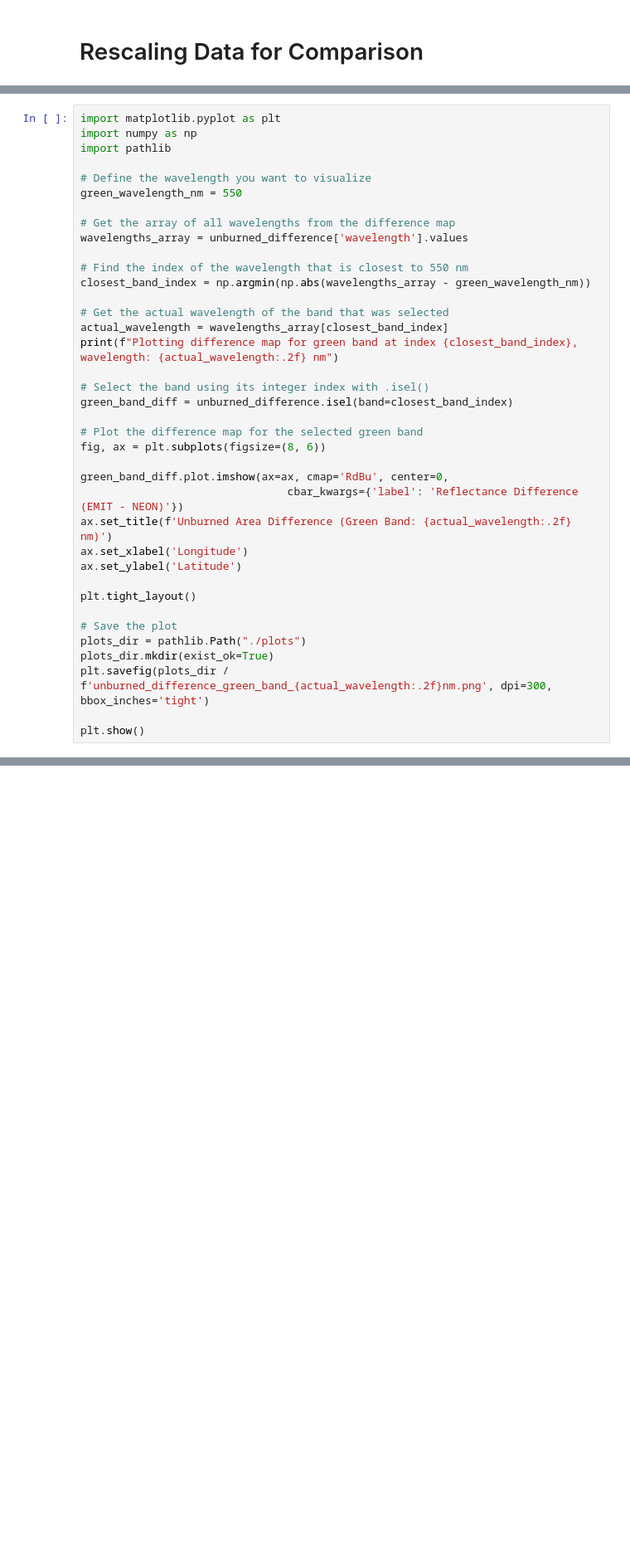
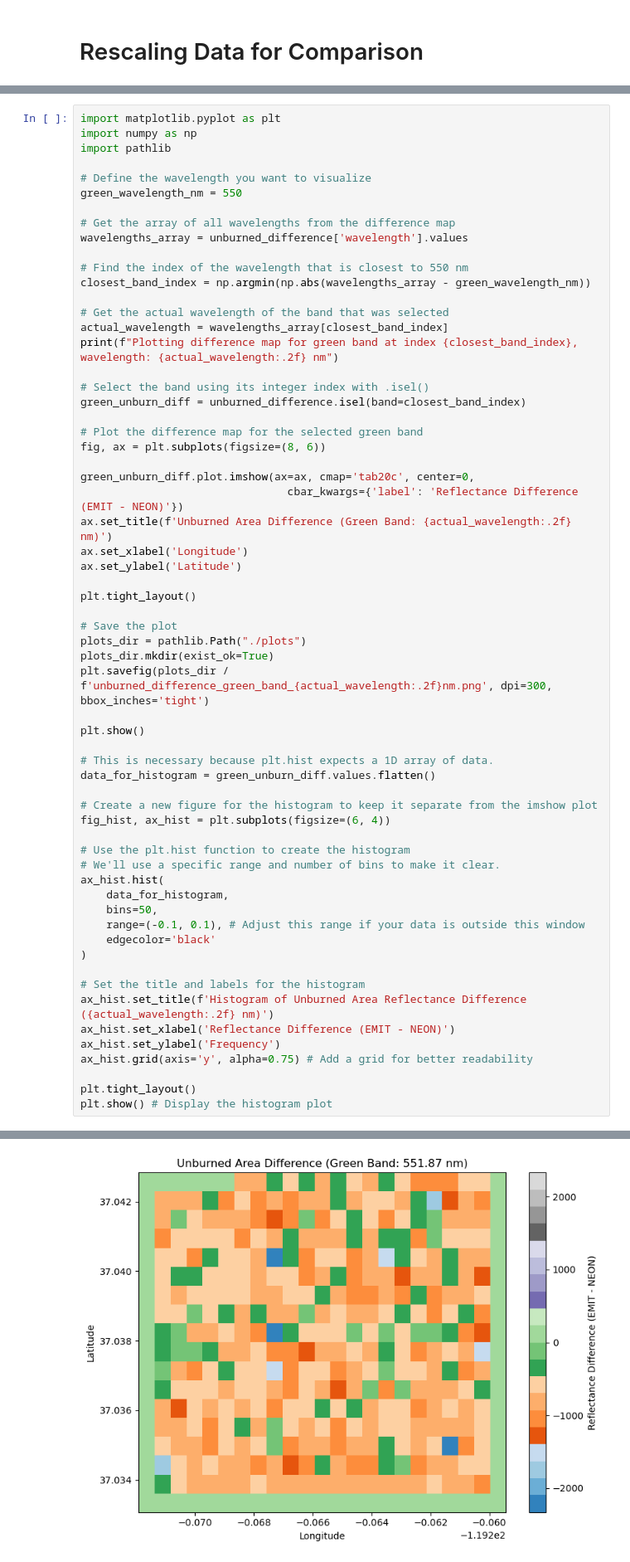
Before and after one commit to NEONScience/AOP-EMIT, a Jupyter notebook: notebooks/exploratory/rn/data/raster_math.ipynb, the cells around one changed output, grey strips where cells are left out. Shown: that part at 83% size. Saved outputs shown, nothing was run; the diff lists cells and outputs as text; blank space fills up the shorter version.

```diff
--- a/notebooks/exploratory/rn/data/raster_math.ipynb
+++ b/notebooks/exploratory/rn/data/raster_math.ipynb
@@ -488,12 +555,12 @@ actual_wavelength = wavelengths_array[closest_band_index]
 print(f"Plotting difference map for green band at index {closest_band_index}, wavelength: {actual_wavelength:.2f} nm")
 
 # Select the band using its integer index with .isel()
-green_band_diff = unburned_difference.isel(band=closest_band_index)
+green_unburn_diff = unburned_difference.isel(band=closest_band_index)
 
 # Plot the difference map for the selected green band
 fig, ax = plt.subplots(figsize=(8, 6))
 
-green_band_diff.plot.imshow(ax=ax, cmap='RdBu', center=0,
+green_unburn_diff.plot.imshow(ax=ax, cmap='tab20c', center=0,
                                 cbar_kwargs={'label': 'Reflectance Difference (EMIT - NEON)'})
 ax.set_title(f'Unburned Area Difference (Green Band: {actual_wavelength:.2f} nm)')
 ax.set_xlabel('Longitude')
@@ -507,3 +574,28 @@ plots_dir.mkdir(exist_ok=True)
 plt.savefig(plots_dir / f'unburned_difference_green_band_{actual_wavelength:.2f}nm.png', dpi=300, bbox_inches='tight')
 
 plt.show()
+
+# This is necessary because plt.hist expects a 1D array of data.
+data_for_histogram = green_unburn_diff.values.flatten()
+
+# Create a new figure for the histogram to keep it separate from the imshow plot
+fig_hist, ax_hist = plt.subplots(figsize=(6, 4))
+
+# Use the plt.hist function to create the histogram
+# We'll use a specific range and number of bins to make it clear.
+ax_hist.hist(
+    data_for_histogram,
+    bins=50,
+    range=(-0.1, 0.1), # Adjust this range if your data is outside this window
+    edgecolor='black'
+)
+
+# Set the title and labels for the histogram
+ax_hist.set_title(f'Histogram of Unburned Area Reflectance Difference ({actual_wavelength:.2f} nm)')
+ax_hist.set_xlabel('Reflectance Difference (EMIT - NEON)')
+ax_hist.set_ylabel('Frequency')
+ax_hist.grid(axis='y', alpha=0.75) # Add a grid for better readability
+
+plt.tight_layout()
+plt.show() # Display the histogram plot
+# %% [output]
@@ -509,0 +603 @@ plt.show()
+[figure, added]
```
Also changed, not shown: parts of 10 cells of this notebook.
